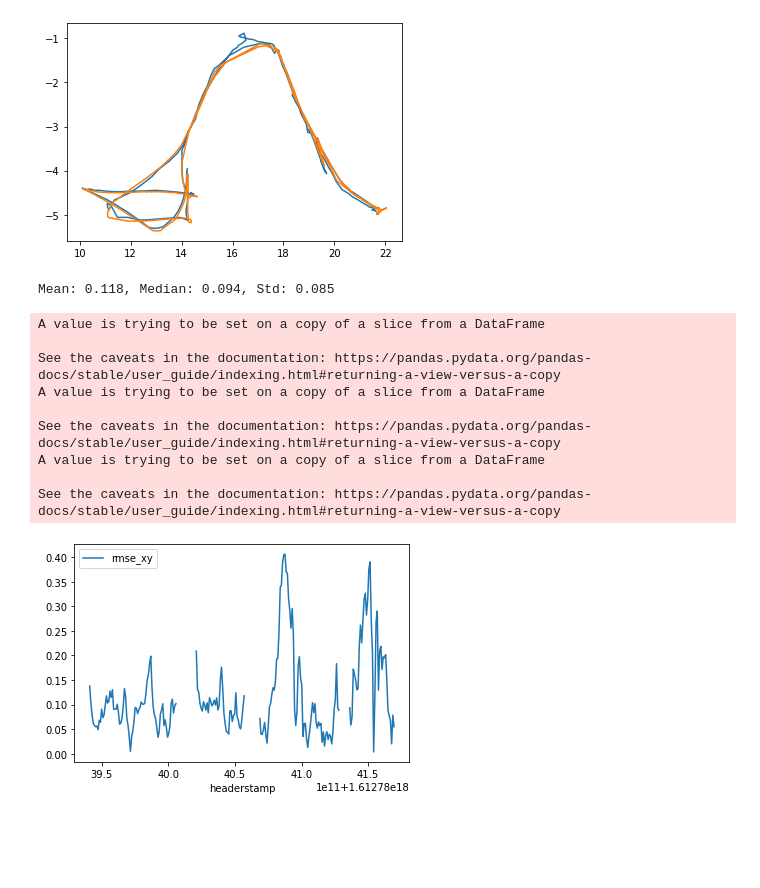
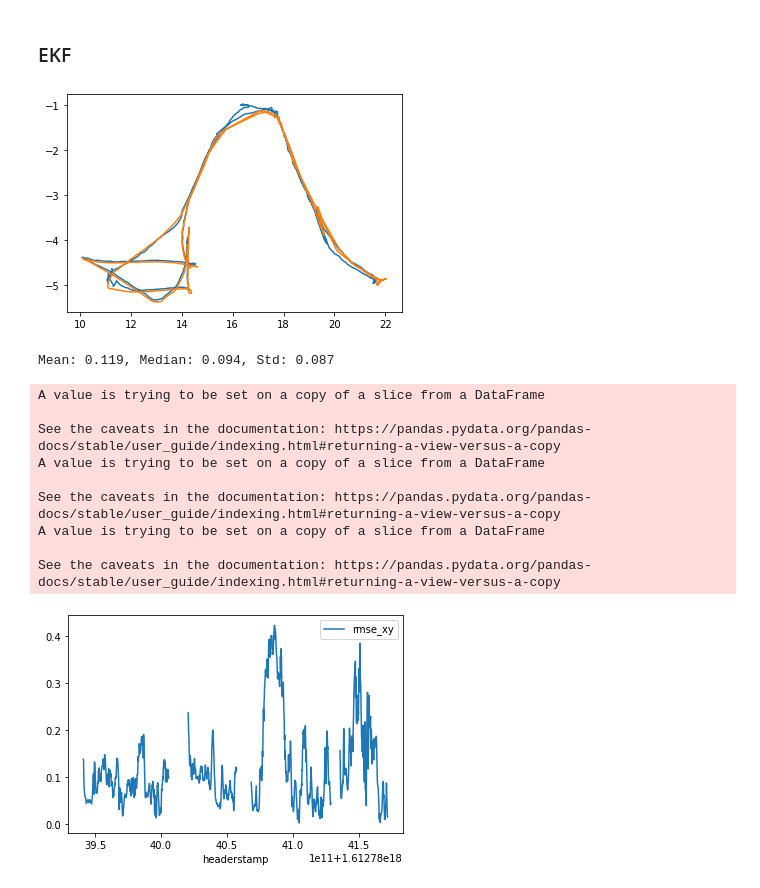
Before and after one commit to ethz-asl/background_foreground_segmentation, a Jupyter notebook: notebooks/EKF_Localization Analysis.ipynb, the cells around one changed output. Cells and saved outputs as stored; diff of their text form; code cells hidden in the pictures; blank space fills up the shorter version.

```diff
--- a/notebooks/EKF_Localization Analysis.ipynb
+++ b/notebooks/EKF_Localization Analysis.ipynb
@@ -10,6 +14,6 @@ import matplotlib.pyplot as plt
 # %%
-icp = pd.read_csv('~/data/rss_2021_data/pickelhaube_segmentation_rumlang1_icp_80.csv')
-leica = pd.read_csv('~/data/rss_2021_data/pickelhaube_segmentation_rumlang1_leica_80.csv')
+icp = pd.read_csv('~/data/rss_2021_data/pickelhaube_segmentation_rumlang1_icp_61.csv')
+leica = pd.read_csv('~/data/rss_2021_data/pickelhaube_segmentation_rumlang1_leica_61.csv')
 # alignment of reference frames
 leica['aligned_x'] = -leica['trans_y'] + 17.3084
 leica['aligned_y'] = leica['trans_x'] - 6.20957
@@ -92,6 +98,8 @@ See the caveats in the documentation: https://pandas.pydata.org/pandas-docs/stab
+# %% [markdown]
+### EKF
 # %%
-icp = pd.read_csv('~/data/rss_2021_data/pickelhaube_segmentation_rumlang1_icp_295.csv')
-leica = pd.read_csv('~/data/rss_2021_data/pickelhaube_segmentation_rumlang1_leica_295.csv')
+icp = pd.read_csv('~/data/rss_2021_data/pickelhaube_segmentation_rumlang1_icp_293.csv')
+leica = pd.read_csv('~/data/rss_2021_data/pickelhaube_segmentation_rumlang1_leica_293.csv')
 # alignment of reference frames
 leica['aligned_x'] = -leica['trans_y'] + 17.3084
 leica['aligned_y'] = leica['trans_x'] - 6.20957
@@ -100,33 +108,33 @@ plt.plot(icp['trans_x'], icp['trans_y'])
 plt.plot(leica['aligned_x'], leica['aligned_y'])
 plt.show()
 interpolated_gt_x = sp.interpolate.interp1d(
     leica['headerstamp']  + 1.15e9, leica['aligned_x'],
     bounds_error=False, fill_value=np.nan)
 interpolated_gt_y = sp.interpolate.interp1d(
     leica['headerstamp']  + 1.15e9, leica['aligned_y'],
     bounds_error=False, fill_value=np.nan)
 
 icp['gt_trans_x'] = interpolated_gt_x(icp['headerstamp'])
 icp['gt_trans_y'] = interpolated_gt_y(icp['headerstamp'])
 icp['rmse_xy'] = np.sqrt(
     np.square(icp['trans_x'] - icp['gt_trans_x']) +
     np.square(icp['trans_y'] - icp['gt_trans_y']))
 # fill gaps with nan
 deltas = leica['headerstamp'].diff()
 for gap_idx in deltas[deltas > 1e9].index:
     icp['rmse_xy'][np.logical_and(icp['headerstamp'] > leica['headerstamp'][gap_idx -1 ], icp['headerstamp'] < leica['headerstamp'][gap_idx])] = np.nan
 icp.plot('headerstamp', 'rmse_xy')
 print('Mean: {:.3f}, Median: {:.3f}, Std: {:.3f}'.format(icp['rmse_xy'].mean(), icp['rmse_xy'].median(), icp['rmse_xy'].std()))
 # %% [output]
-[figure, old version]
+[figure, new version]
-Mean: 0.118, Median: 0.094, Std: 0.085
+Mean: 0.119, Median: 0.094, Std: 0.087
 A value is trying to be set on a copy of a slice from a DataFrame
 
 See the caveats in the documentation: https://pandas.pydata.org/pandas-docs/stable/user_guide/indexing.html#returning-a-view-versus-a-copy
 A value is trying to be set on a copy of a slice from a DataFrame
 
 See the caveats in the documentation: https://pandas.pydata.org/pandas-docs/stable/user_guide/indexing.html#returning-a-view-versus-a-copy
 A value is trying to be set on a copy of a slice from a DataFrame
 
 See the caveats in the documentation: https://pandas.pydata.org/pandas-docs/stable/user_guide/indexing.html#returning-a-view-versus-a-copy
-[figure, old version]
+[figure, new version]
```
Also changed, not shown: parts of 15 cells of this notebook, 4 other files.
